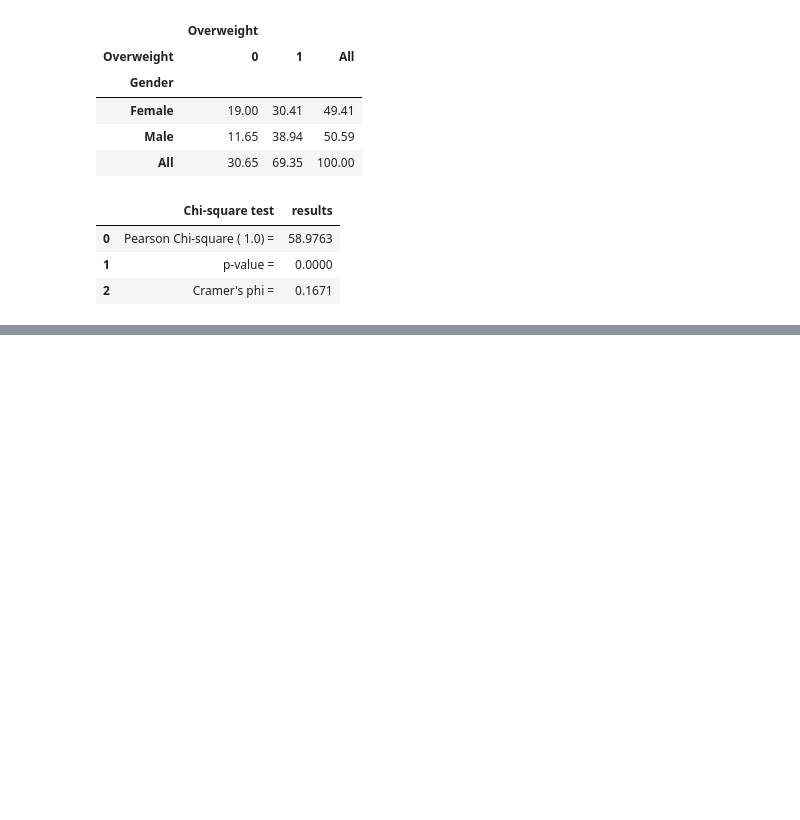
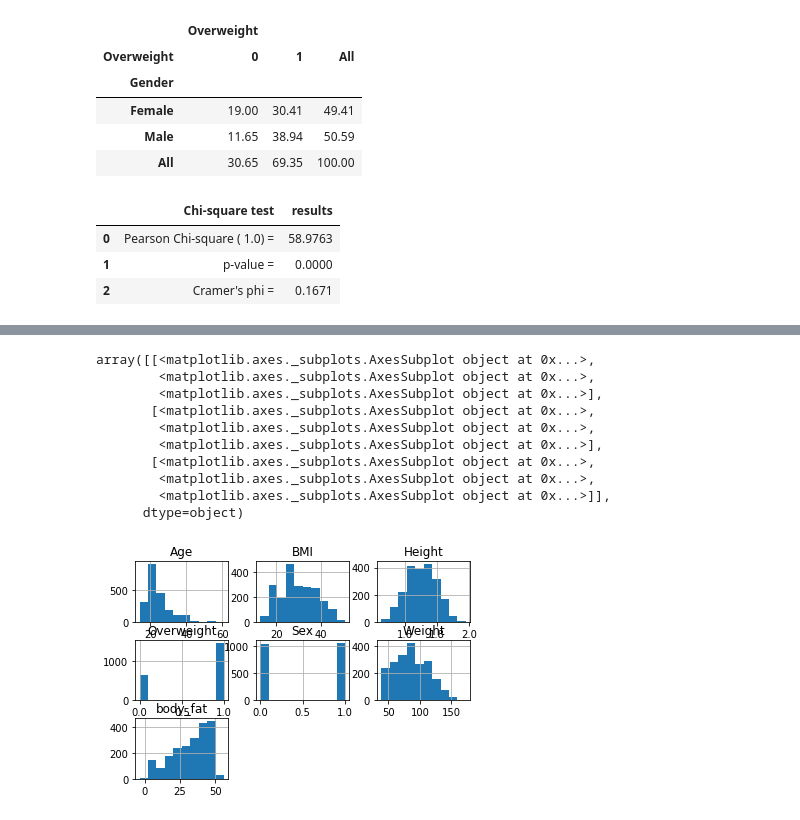
Before and after one commit to 97ishika/Overweight-prediction-using-Logistic-Regression, a Jupyter notebook: Overweight prediction.ipynb, the cells around one changed output, grey strips where cells are left out. Cells and saved outputs as stored; diff of their text form; code cells hidden in the pictures; blank space fills up the shorter version.

```diff
--- a/Overweight prediction.ipynb
+++ b/Overweight prediction.ipynb
@@ -171,0 +206,14 @@ test_results
+# %%
+df.hist()
+# %% [output]
+array([[<matplotlib.axes._subplots.AxesSubplot object at 0x...>,
+        <matplotlib.axes._subplots.AxesSubplot object at 0x...>,
+        <matplotlib.axes._subplots.AxesSubplot object at 0x...>],
+       [<matplotlib.axes._subplots.AxesSubplot object at 0x...>,
+        <matplotlib.axes._subplots.AxesSubplot object at 0x...>,
+        <matplotlib.axes._subplots.AxesSubplot object at 0x...>],
+       [<matplotlib.axes._subplots.AxesSubplot object at 0x...>,
+        <matplotlib.axes._subplots.AxesSubplot object at 0x...>,
+        <matplotlib.axes._subplots.AxesSubplot object at 0x...>]],
+      dtype=object)
+[figure, added]
```
Also changed, not shown: parts of 22 cells of this notebook.
